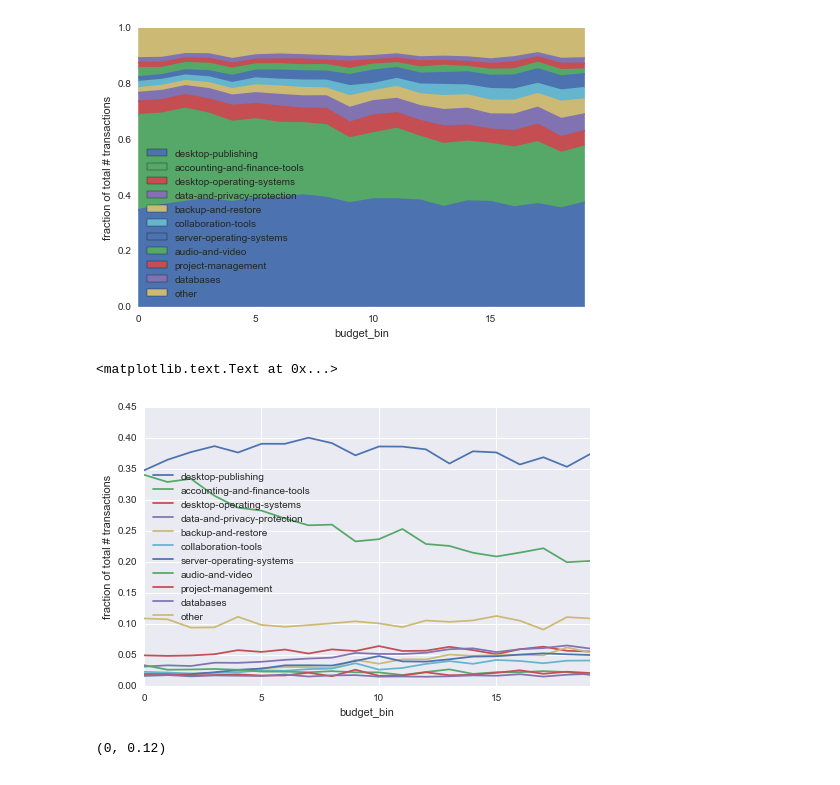
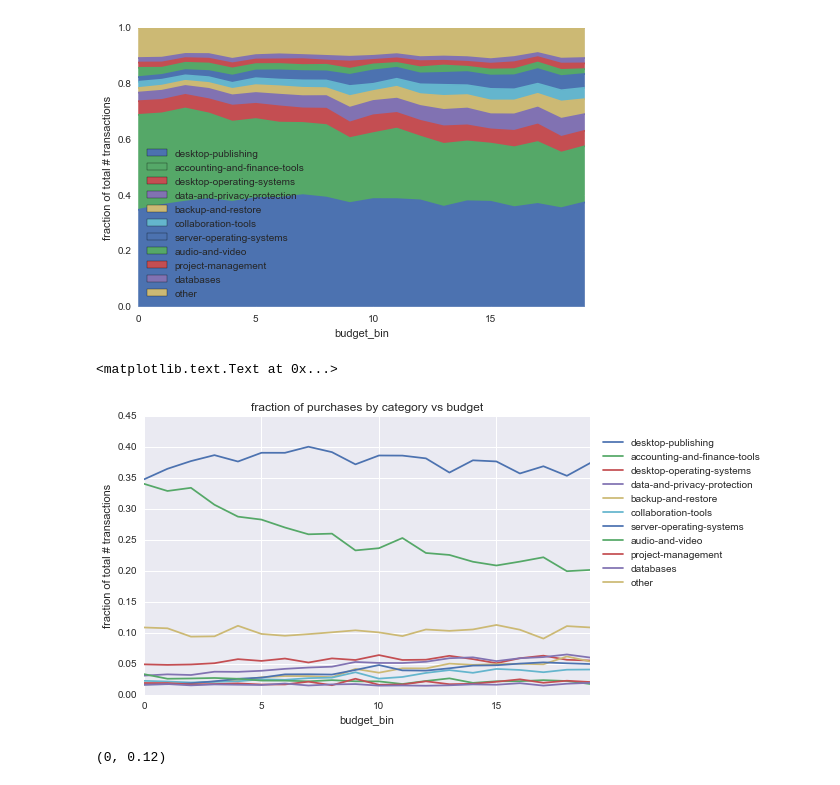
Before and after one commit to DataKind-SF/techsoup-global, a Jupyter notebook: clustering/TechSoup_cluster_exploration.ipynb, the cells around one changed output. Saved outputs shown, nothing was run; the diff lists cells and outputs as text; code cells hidden in the pictures.

Commit message:
move legends to the right

```diff
--- a/clustering/TechSoup_cluster_exploration.ipynb
+++ b/clustering/TechSoup_cluster_exploration.ipynb
@@ -240,9 +240,11 @@ fig0.set_ylabel('fraction of total # transactions')
 # %%
 fig1 = df_budget_cat.plot(y=cat_cols, kind='line', figsize=(8,5))
 fig1.set_ylabel('fraction of total # transactions')
+fig1.legend(bbox_to_anchor=(1.4, 0.95))
+fig1.set_title('fraction of purchases by category vs budget')
 # %% [output]
 <matplotlib.text.Text at 0x...>
-[figure, old version]
+[figure, new version]
 # %%
 # zoom in to the bottom section
 fig2 = df_budget_cat.plot(y=cat_cols, kind='line', figsize=(8,5))
```
Also changed, not shown: 1 other file.
